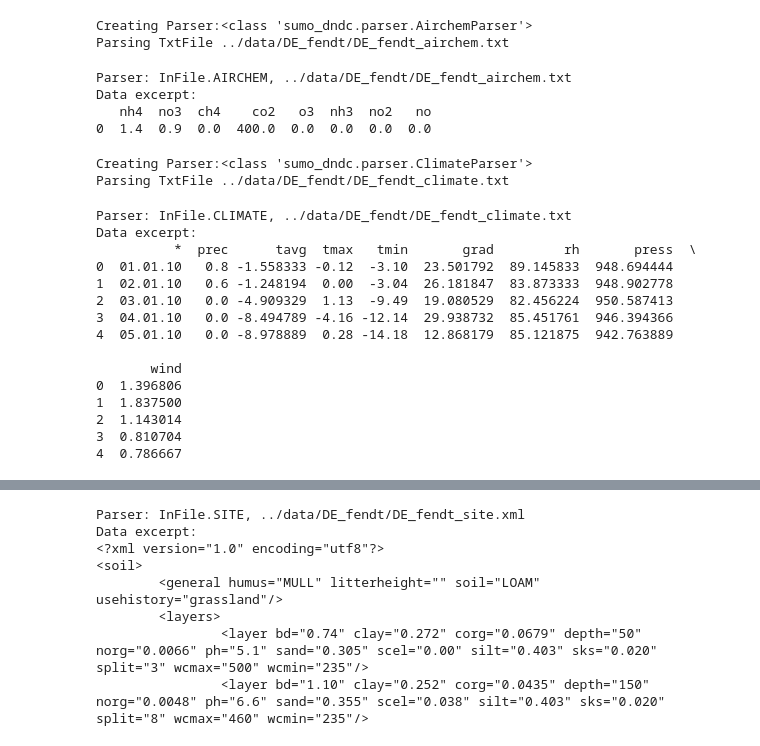
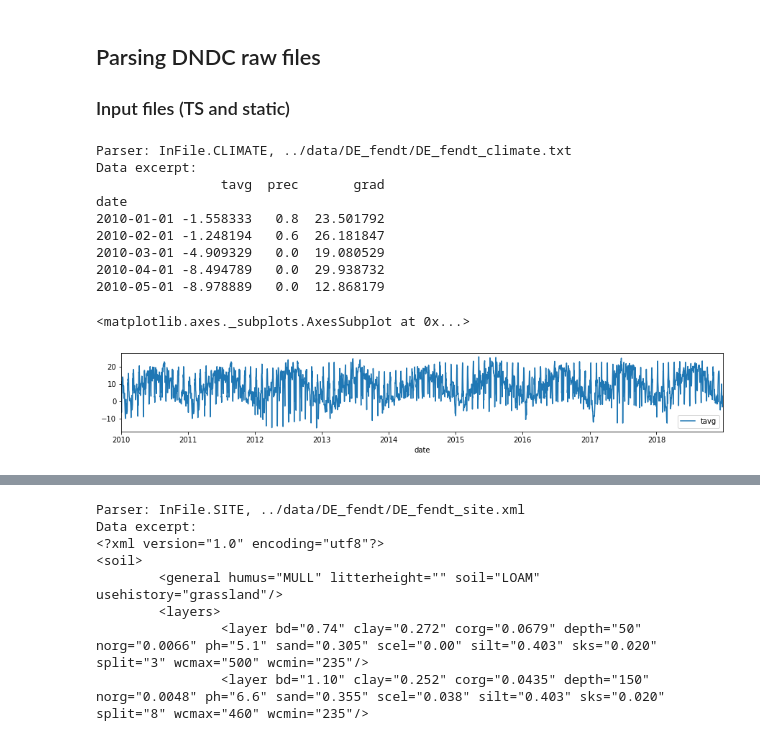
Before and after one commit to cwerner/sumo_dndc, a Jupyter notebook: nbs/intro.ipynb, the cells around one changed output, grey strips where cells are left out. Cells and saved outputs as stored; diff of their text form; code cells hidden in the pictures.

```diff
--- a/nbs/intro.ipynb
+++ b/nbs/intro.ipynb
@@ -75,34 +76,24 @@ import sys; sys.path.insert(0, '..') # Add directory above current directory to
+# %% [markdown]
+## Parsing DNDC raw files
+
+### Input files (TS and static)
 # %%
 from sumo_dndc.parser import Parser, InFile, OutFile
 # %%
-airchem = Parser(InFile.AIRCHEM, "../data/DE_fendt/DE_fendt_airchem.txt")
-airchem
+climate = Parser(InFile.CLIMATE, "../data/DE_fendt/DE_fendt_climate.txt", vars=['tavg', 'prec', 'grad'])
+climate
 # %% [output]
-Creating Parser:<class 'sumo_dndc.parser.AirchemParser'>
-Parsing TxtFile ../data/DE_fendt/DE_fendt_airchem.txt
+Parser: InFile.CLIMATE, ../data/DE_fendt/DE_fendt_climate.txt
+Data excerpt:
+                tavg  prec       grad
+date
+2010-01-01 -1.558333   0.8  23.501792
+2010-02-01 -1.248194   0.6  26.181847
+2010-03-01 -4.909329   0.0  19.080529
+2010-04-01 -8.494789   0.0  29.938732
+2010-05-01 -8.978889   0.0  12.868179
-Parser: InFile.AIRCHEM, ../data/DE_fendt/DE_fendt_airchem.txt
-Data excerpt:
-   nh4  no3  ch4    co2   o3  nh3  no2   no
-0  1.4  0.9  0.0  400.0  0.0  0.0  0.0  0.0
-# %%
-climate = Parser(InFile.CLIMATE)
-climate.parse("../data/DE_fendt/DE_fendt_climate.txt")
-climate
-# %% [output]
-Creating Parser:<class 'sumo_dndc.parser.ClimateParser'>
-Parsing TxtFile ../data/DE_fendt/DE_fendt_climate.txt
-Parser: InFile.CLIMATE, ../data/DE_fendt/DE_fendt_climate.txt
-Data excerpt:
-          *  prec      tavg  tmax   tmin       grad         rh       press  \
-0  01.01.10   0.8 -1.558333 -0.12  -3.10  23.501792  89.145833  948.694444
-1  02.01.10   0.6 -1.248194  0.00  -3.04  26.181847  83.873333  948.902778
-2  03.01.10   0.0 -4.909329  1.13  -9.49  19.080529  82.456224  950.587413
-3  04.01.10   0.0 -8.494789 -4.16 -12.14  29.938732  85.451761  946.394366
-4  05.01.10   0.0 -8.978889  0.28 -14.18  12.868179  85.121875  942.763889
-
-       wind
-0  1.396806
-1  1.837500
-2  1.143014
-3  0.810704
-4  0.786667
+# %%
+climate.data.plot(y='tavg', figsize=(15,2))
+# %% [output]
+<matplotlib.axes._subplots.AxesSubplot at 0x...>
+[figure, added]
```
Also changed, not shown: parts of 11 cells of this notebook.
